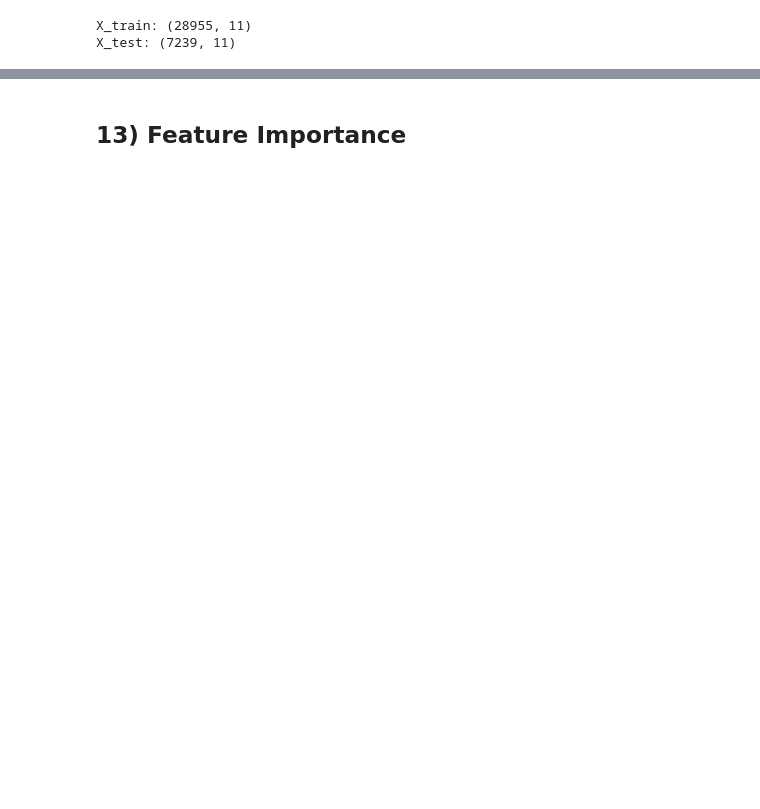
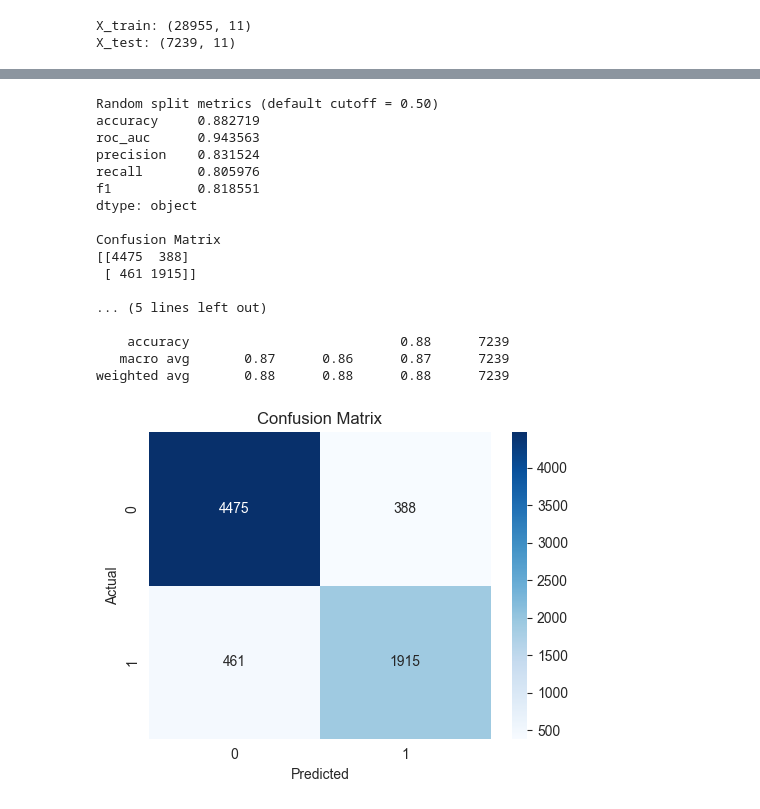
Before and after one commit to greyy004/HotelCancellationPrediction, a Jupyter notebook: train.ipynb, the cells around one changed output, grey strips where cells are left out. Cells and saved outputs as stored; diff of their text form; code cells hidden in the pictures; blank space fills up the shorter version.

```diff
--- a/train.ipynb
+++ b/train.ipynb
@@ -348,3 +200,62 @@ weighted avg       0.88      0.88      0.88      7239
-# %% [markdown]
-## 13) Feature Importance
+# %%
+rf = RandomForestClassifier(
+    n_estimators=300,
+    random_state=42,
+    class_weight="balanced",
+    n_jobs=-1,
+)
+
+rf.fit(X_train, y_train)
+y_prob = rf.predict_proba(X_test)[:, 1]
+y_pred = (y_prob >= 0.5).astype(int)
+
+
+def evaluate_binary(y_true, y_prob):
+    y_pred_local = (y_prob >= 0.5).astype(int)
+    return {
+        "accuracy": float(accuracy_score(y_true, y_pred_local)),
+        "roc_auc": float(roc_auc_score(y_true, y_prob)),
+        "precision": float(precision_score(y_true, y_pred_local, zero_division=0)),
+        "recall": float(recall_score(y_true, y_pred_local, zero_division=0)),
+        "f1": float(f1_score(y_true, y_pred_local, zero_division=0)),
+        "confusion_matrix": confusion_matrix(y_true, y_pred_local).tolist(),
+    }
+
+
+random_metrics = evaluate_binary(y_test, y_prob)
+
+print("Random split metrics (default cutoff = 0.50)")
+print(pd.Series(random_metrics).drop("confusion_matrix"))
+print("\nConfusion Matrix")
+print(confusion_matrix(y_test, y_pred))
+print("\nClassification Report")
+print(classification_report(y_test, y_pred))
+
+cm = confusion_matrix(y_test, y_pred)
+plt.figure(figsize=(5, 4))
+sns.heatmap(cm, annot=True, fmt="d", cmap="Blues")
+plt.title("Confusion Matrix")
+plt.xlabel("Predicted")
+plt.ylabel("Actual")
+plt.tight_layout()
+plt.show()
+# %% [output]
+Random split metrics (default cutoff = 0.50)
+accuracy     0.882719
+roc_auc      0.943563
+precision    0.831524
+recall       0.805976
+f1           0.818551
+dtype: object
+
+Confusion Matrix
+[[4475  388]
+ [ 461 1915]]
+
+... (5 lines left out)
+
+    accuracy                           0.88      7239
+   macro avg       0.87      0.86      0.87      7239
+weighted avg       0.88      0.88      0.88      7239
+[figure, added]
 # %%
```
Also changed, not shown: parts of 33 cells of this notebook, 45 other files.
